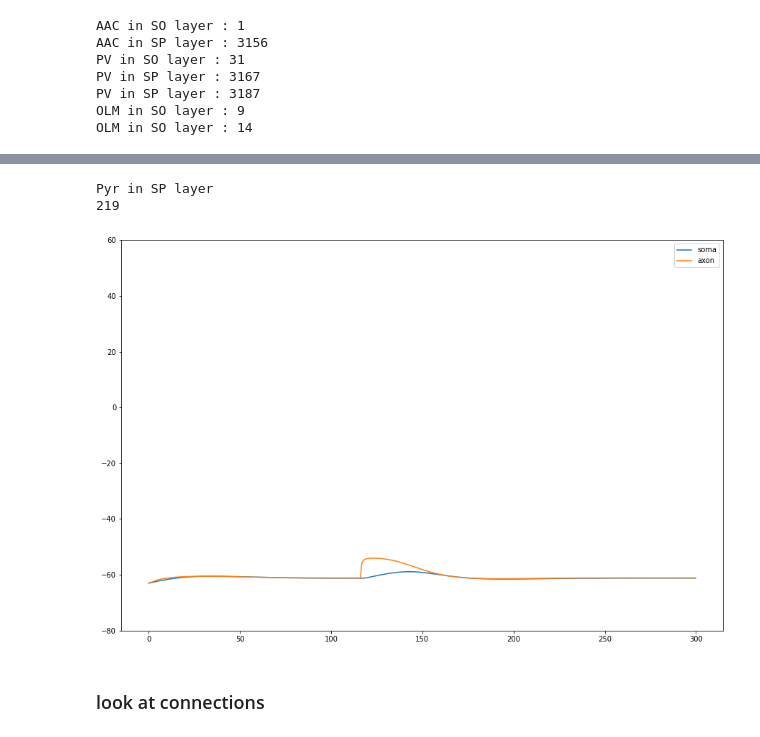
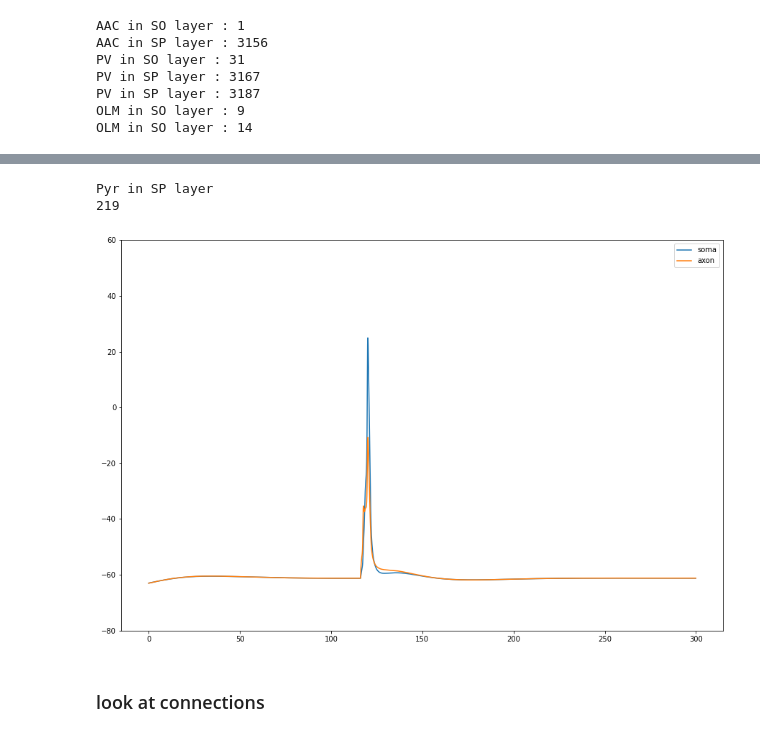
Before and after one commit to ddopp4877/CA1_model, a Jupyter notebook: CA1_exploration.ipynb, the cells around one changed output, grey strips where cells are left out. Saved outputs shown, nothing was run; the diff lists cells and outputs as text; code cells hidden in the pictures.

```diff
--- a/CA1_exploration.ipynb
+++ b/CA1_exploration.ipynb
@@ -544,17 +593,17 @@ plt.show()
 # %%
 gid = 53
 plt.figure(figsize=(15,10))
 cellNo = vreports['node_ids'][vreports['node_ids'] == gid].keys()[0]
 plt.plot(simTime,vreports['data'+str(cellNo)][vreports['data'+str(cellNo)].isna()==False],label='soma')
-plt.plot(simTime,axonsDF['data30'][axonsDF['data30'].isna()==False],label='axon')
+plt.plot(simTime,axonsDF['data6'][axonsDF['data6'].isna()==False],label='axon')
 plt.legend()
 plt.ylim([-80,60])
 print(nodesDF['node_type_id'][vreports['node_ids'][cellNo]])
 print(cellNo)
 # %% [output]
 Pyr in SP layer
 219
-[figure, old version]
+[figure, new version]
 # %% [markdown]
 ### look at connections
 # %%
```
Also changed, not shown: parts of 17 cells of this notebook, 5 other files.
